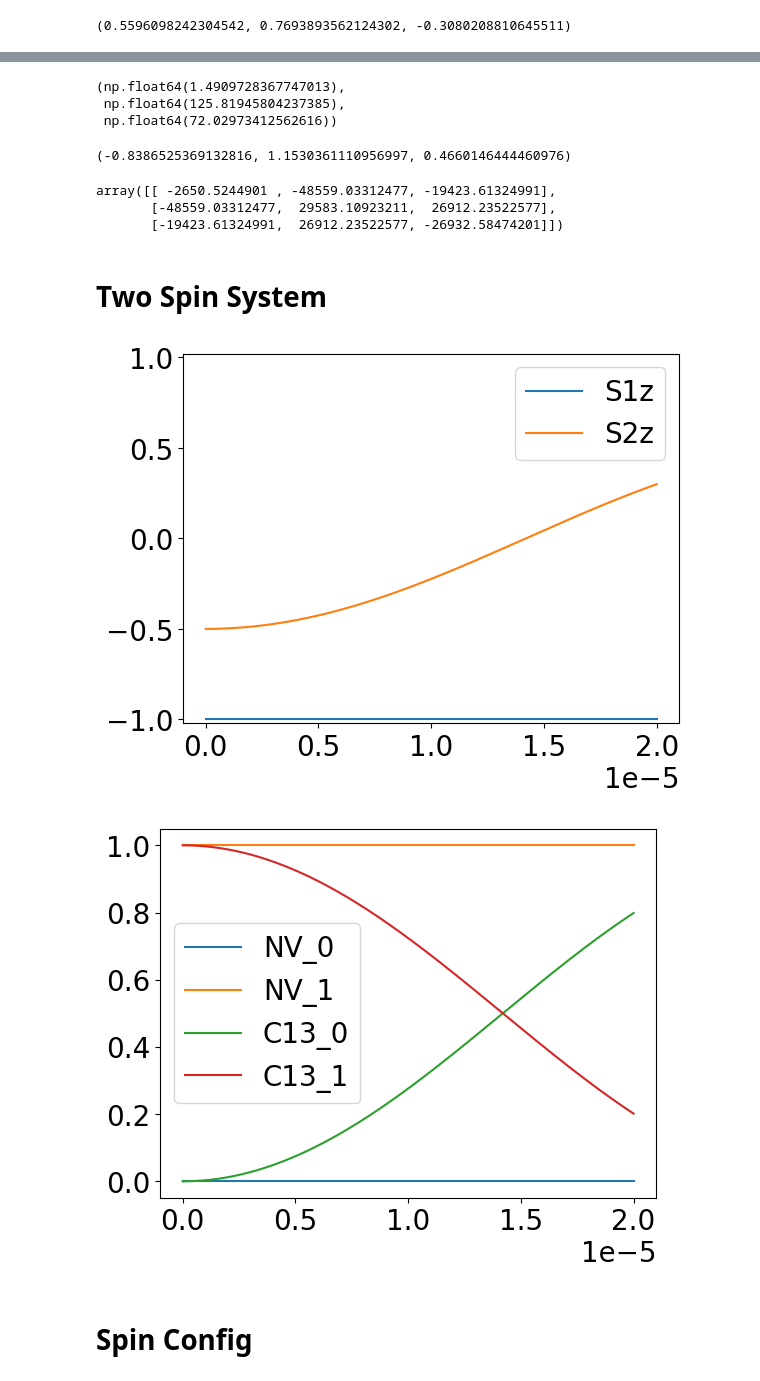
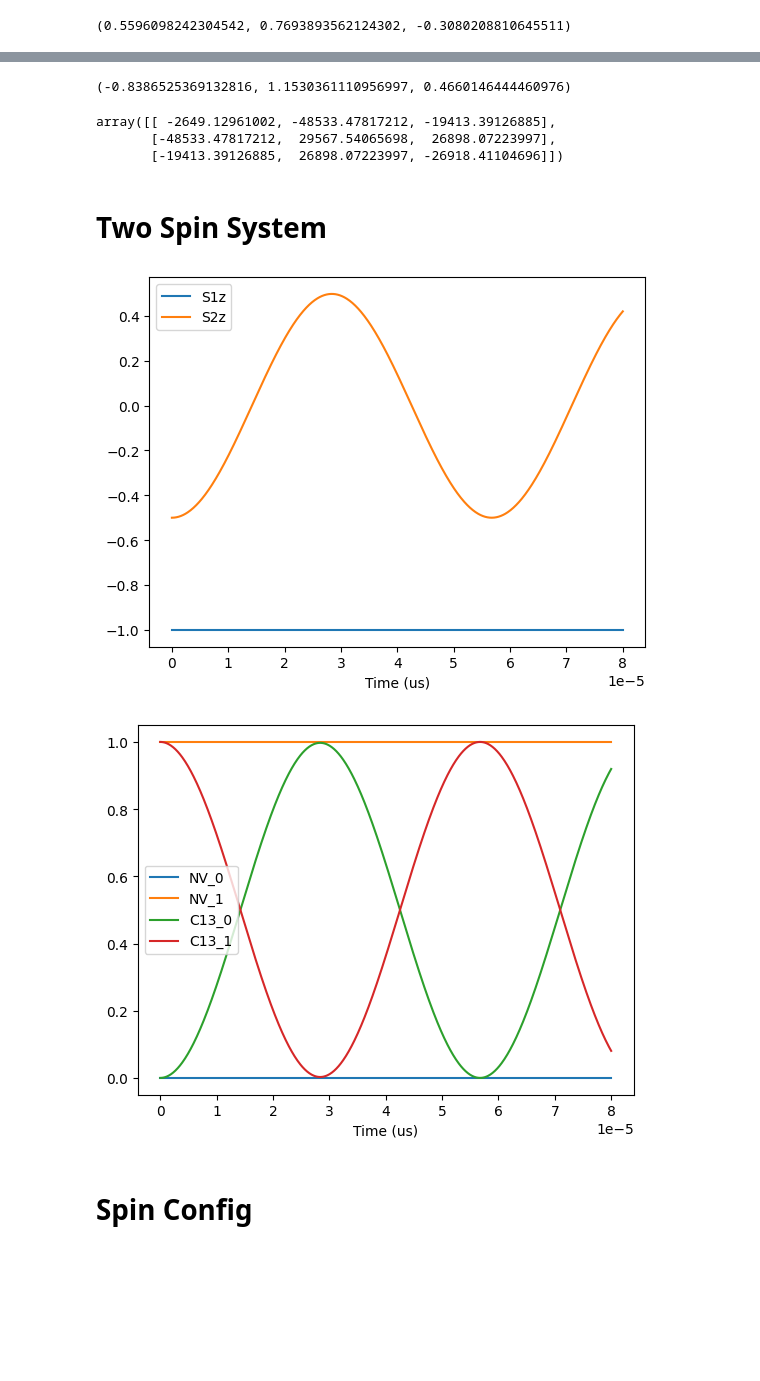
Before and after one commit to dehe1011/NVcenter, a Jupyter notebook: development/TwoSpin.ipynb, the cells around one changed output, grey strips where cells are left out. Cells and saved outputs as stored; diff of their text form; code cells hidden in the pictures; blank space fills up the shorter version.

```diff
--- a/development/TwoSpin.ipynb
+++ b/development/TwoSpin.ipynb
@@ -53,36 +40,30 @@ array([[ -7671.68433054, 160583.9943363 , -64650.69901851],
-# %%
-cartesian_to_spherical(-0.83, 1.15, 0.46, degree=True)
-# %% [output]
-(np.float64(1.4909728367747013),
- np.float64(125.81945804237385),
- np.float64(72.02973412562616))
 # %%
 spherical_to_cartesian(1.5, -53.97, -71.9, degree=True)
 # %% [output]
 (-0.8386525369132816, 1.1530361110956997, 0.4660146444460976)
 # %%
-times = np.linspace(0,100,200)
+times = 100e-6
 config_spin1 = ('NV', (0,0,0), 1, {})
 config_spin2 = ('C13', (-0.83e-9, 1.15e-9, 0.46e-9), 1, {})
 two_spin_system = TwoSpinSystem(config_spin1, config_spin2, times)
 two_spin_system.dipolar_matrix
 # %% [output]
-array([[ -2650.5244901 , -48559.03312477, -19423.61324991],
-       [-48559.03312477,  29583.10923211,  26912.23522577],
-       [-19423.61324991,  26912.23522577, -26932.58474201]])
+array([[ -2649.12961002, -48533.47817212, -19413.39126885],
+       [-48533.47817212,  29567.54065698,  26898.07223997],
+       [-19413.39126885,  26898.07223997, -26918.41104696]])
 # %% [markdown]
 # Two Spin System
 # %%
-time = 20e-6
+time = 80e-6
 config_spin1 = ('NV', (0,0,0), 1, {})
 config_spin2 = ('C13', (0.87e-9, 0, 0.19e-9), 1, {})
 two_spin_system = TwoSpinSystem(config_spin1, config_spin2, time)
 
 two_spin_system.plot_observables(['S1z', 'S2z'])
 two_spin_system.plot_pops()
 # %% [output]
-[figure, old version]
+[figure, new version]
-[figure, old version]
+[figure, new version]
 # %% [markdown]
 # Spin Config
 # %%
```
Also changed, not shown: parts of 5 cells of this notebook, 8 other files.
